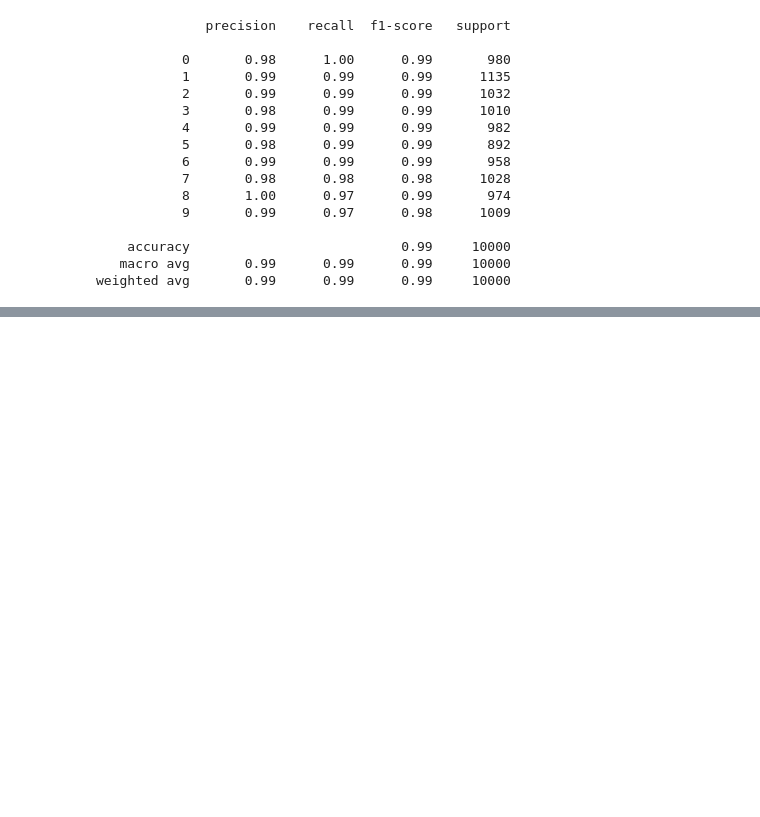
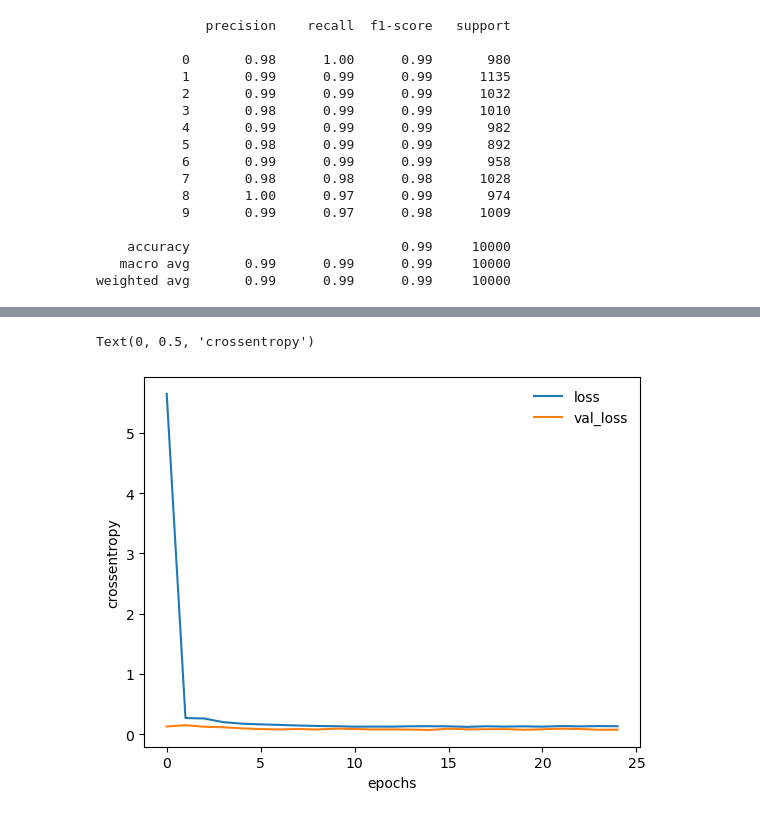
Before and after one commit to hfukumori/aidev, a Jupyter notebook: Lesson11_DL-Practice/課題6：別の手書き数字データでディープラーニング.ipynb, the cells around one changed output, grey strips where cells are left out. Saved outputs shown, nothing was run; the diff lists cells and outputs as text; code cells hidden in the pictures; blank space fills up the shorter version.

```diff
--- a/Lesson11_DL-Practice/課題6：別の手書き数字データでディープラーニング.ipynb
+++ b/Lesson11_DL-Practice/課題6：別の手書き数字データでディープラーニング.ipynb
@@ -271,0 +290,8 @@ model.save("./my_mnist_model.keras")
+# %%
+%%time
+# 学習の実施(GPUを使う)
+log = model.fit(X_train2, Y_train2, epochs=50, batch_size=64, verbose=True,
+                callbacks=[tf.keras.callbacks.EarlyStopping(monitor='val_loss',
+                                                            min_delta=0, patience=10,
+                                                            verbose=1)],
+                validation_data=(X_valid2, Y_valid2))
@@ -271,0 +318,10 @@ model.save("./my_mnist_model.keras")
+# %%
+# 学習過程をグラフ表示
+plt.plot(log.history['loss'], label='loss')
+plt.plot(log.history['val_loss'], label='val_loss')
+plt.legend(frameon=False) # 凡例の表示
+plt.xlabel("epochs")
+plt.ylabel("crossentropy")
+# %% [output]
+Text(0, 0.5, 'crossentropy')
+[figure, added]
```
Also changed, not shown: parts of 11 cells of this notebook.
